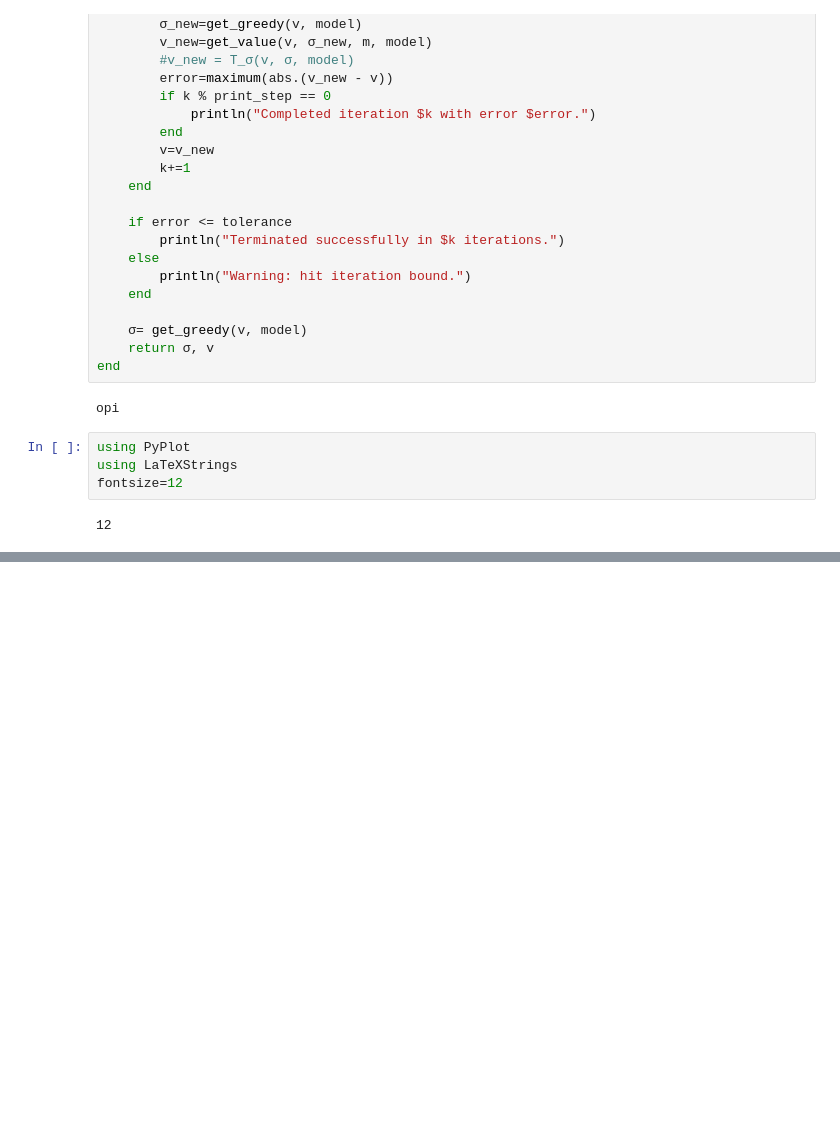
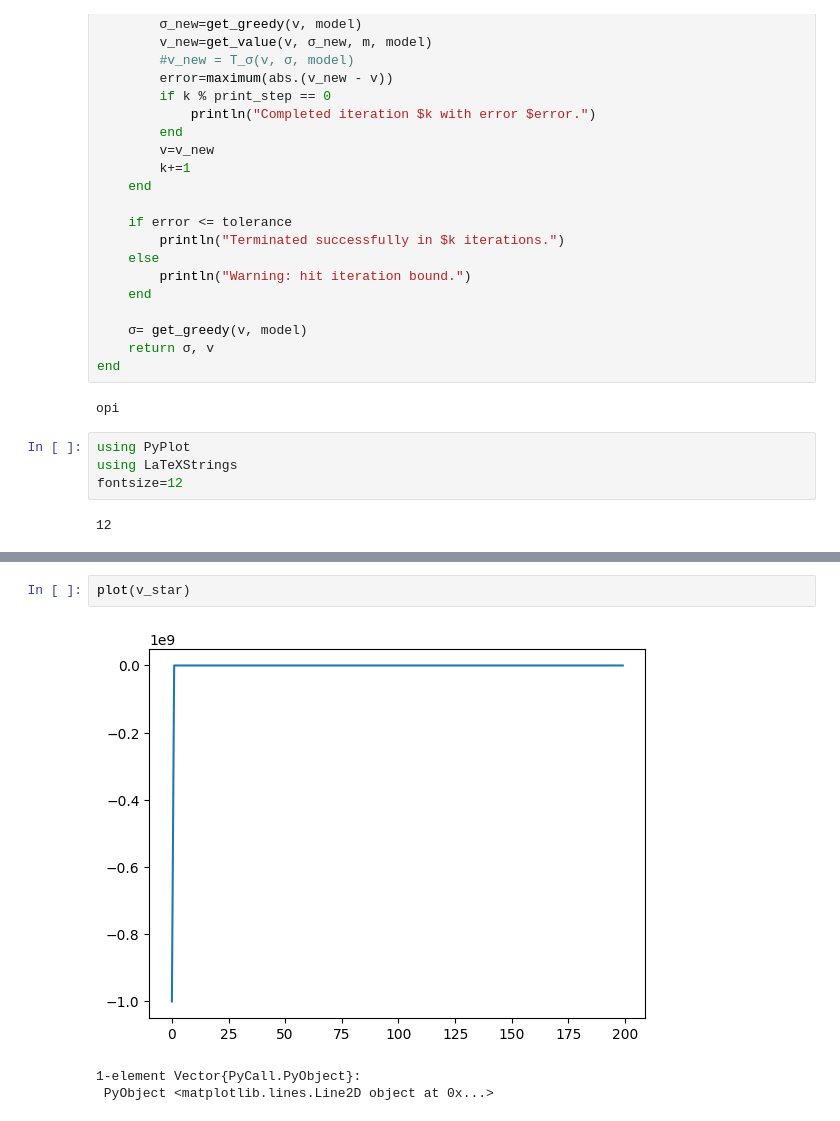
Before and after one commit to sgcbayli024/Assignments, a Jupyter notebook: Conor_Bayliss_assignment_1.ipynb, the cells around one changed output, grey strips where cells are left out. Drawn from its saved outputs; the diff is of its cells as text; blank space fills up the shorter version.

```diff
--- a/Conor_Bayliss_assignment_1.ipynb
+++ b/Conor_Bayliss_assignment_1.ipynb
@@ -246,2 +306,8 @@ plot(σ_star, v_star)
 1-element Vector{PyCall.PyObject}:
  PyObject <matplotlib.lines.Line2D object at 0x...>
+# %%
+plot(v_star)
+# %% [output]
+[figure, added]
+1-element Vector{PyCall.PyObject}:
+ PyObject <matplotlib.lines.Line2D object at 0x...>
```
Also changed, not shown: parts of 13 cells of this notebook.
